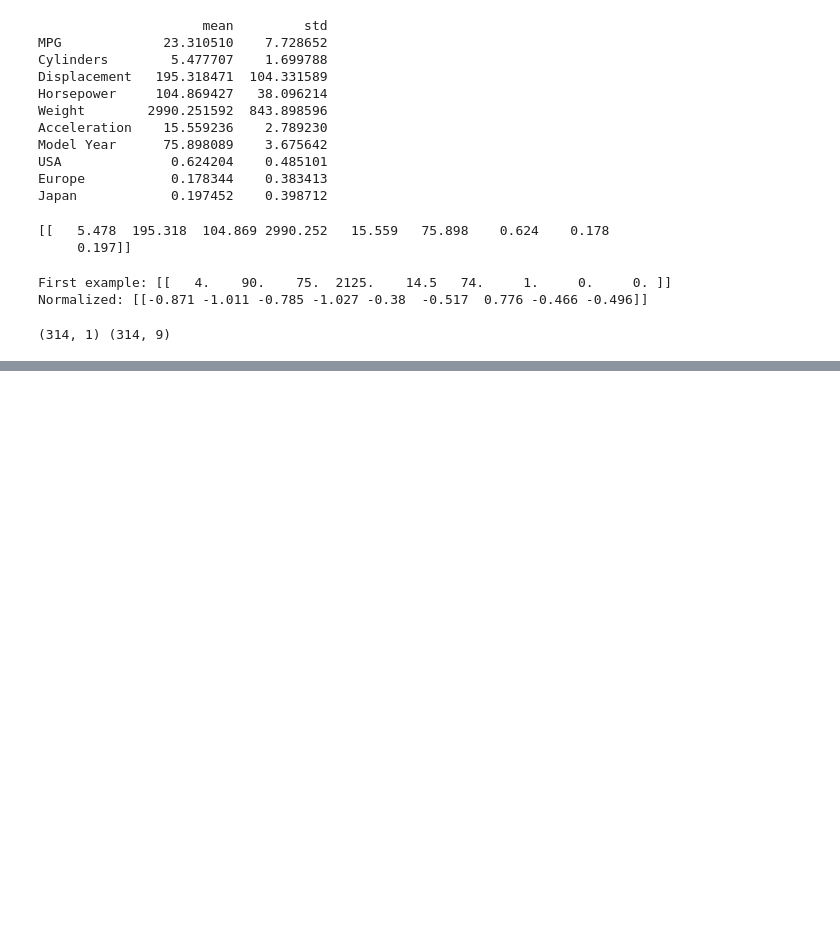
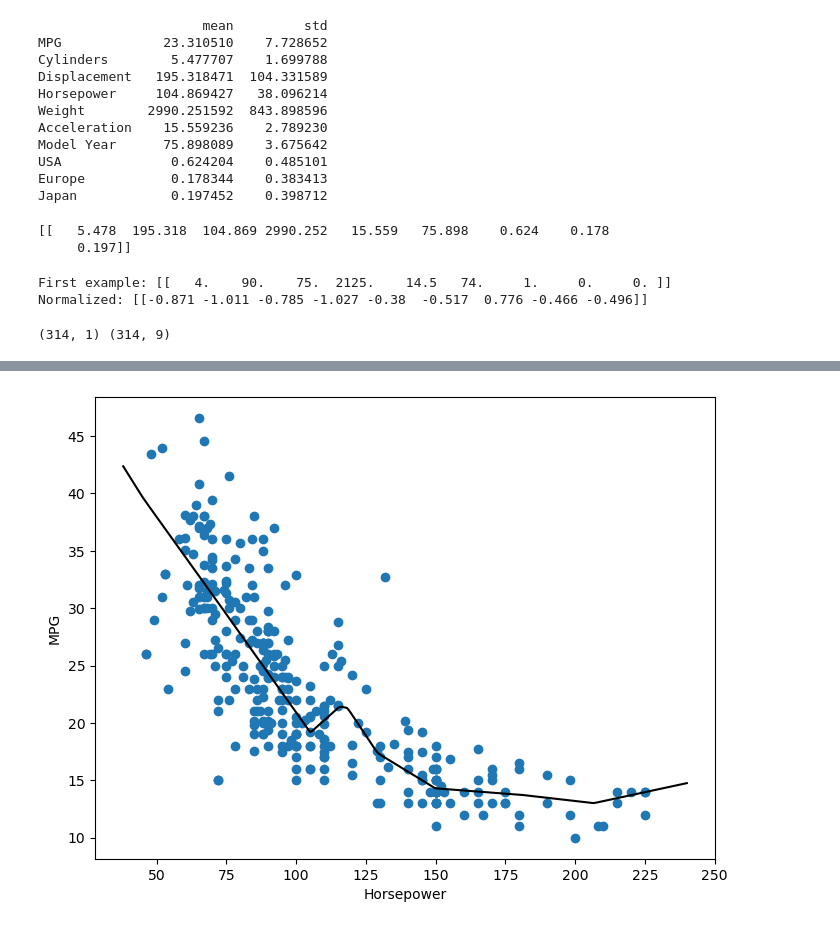
Before and after one commit to wiktorflorian/Learning, a Jupyter notebook: Python_learning/Tensorflow/tf_04_linear_regression_project.ipynb, the cells around one changed output, grey strips where cells are left out. Cells and saved outputs as stored; diff of their text form; code cells hidden in the pictures; blank space fills up the shorter version.

```diff
--- a/Python_learning/Tensorflow/tf_04_linear_regression_project.ipynb
+++ b/Python_learning/Tensorflow/tf_04_linear_regression_project.ipynb
@@ -178,0 +240,14 @@ _________________________________________________________________
+# %%
+# Deep Neural Network, we converted our linear model to a deep neural network by adding two more layers
+dnn_model = keras.Sequential([
+    layers.Input(shape=(1,)),  # Specify input shape
+    single_feature_normalizer,
+    layers.Dense(64, activation='relu'),
+    layers.Dense(64, activation='relu'),
+    layers.Dense(1)
+])
+# %%
+dnn_model.compile(loss=loss,
+                  optimizer=tf.keras.optimizers.Adam(0.001))
+
+dnn_model.summary()
@@ -178,0 +275,6 @@ _________________________________________________________________
+# %%
+dnn_model.fit(
+    train_features[feature], train_labels,
+    validation_split=0.2,
+    verbose=1, epochs=1000
+)
@@ -178,0 +305,7 @@ _________________________________________________________________
+# %%
+# predict and plot
+x = tf.linspace(range_min, range_max, 200)
+y = dnn_model.predict(x)
+
+plot(feature, x,y)
+# %% [output]
@@ -178,0 +313 @@ _________________________________________________________________
+[figure, added]
```
Also changed, not shown: parts of 15 cells of this notebook.
